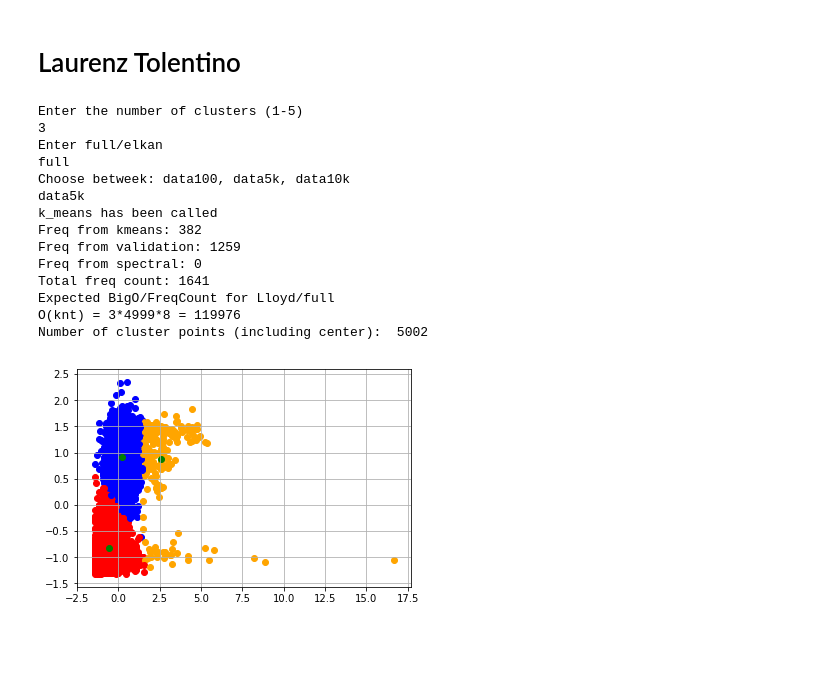
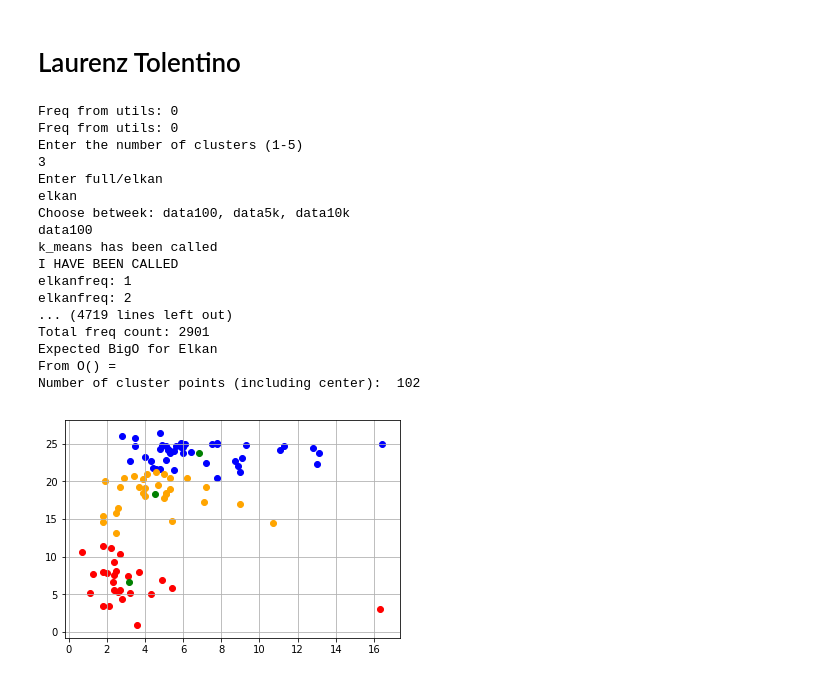
Before and after one commit to enzlaur/ALGOCOMP2, a Jupyter notebook: MainProject/clusternb.ipynb, the cells around one changed output. Cells and saved outputs as stored; diff of their text form; code cells hidden in the pictures; blank space fills up the shorter version.

```diff
--- a/MainProject/clusternb.ipynb
+++ b/MainProject/clusternb.ipynb
@@ -38,7 +38,7 @@ def read_me():
 def usewith(nclusters, algotype, dataname):
     data100 = "smalldata.csv"
     data5k = "shot-def-dist-5k.csv"
-    data10k = "shot-def-dist-5k.csv"
+    data10k = "shot-def-dist-10k.csv"
     if dataname == "data100":
         dataname = data100
     elif dataname == "data5k":
@@ -118,40 +118,43 @@ def startclustering():
         point = clusterpoints[i]
         x = point[0]
         y = point[1]
         z = point[2]
         color = colorchoices(z)
         ax.scatter(x, y, c=color)
     ax.grid(True)
     plt.show()
 
 
 def testmatplot():
     fig, ax = plt.subplots()
     for color in ['red', 'green', 'blue']:
         n = 100
         x, y = rand(2, n)
         scale = 200.0 * rand(n)
         ax.scatter(x, y, c=color, s=scale, label=color,alpha=0.3, edgecolors='none')
     ax.legend()
     ax.grid(True)
     plt.show()
 
 
 # createscatter()
 startclustering()
 # %% [output]
+Freq from utils: 0
+Freq from utils: 0
 Enter the number of clusters (1-5)
 3
 Enter full/elkan
-full
+elkan
 Choose betweek: data100, data5k, data10k
-data5k
+data100
 k_means has been called
-Freq from kmeans: 382
-Freq from validation: 1259
-Freq from spectral: 0
-Total freq count: 1641
-Expected BigO/FreqCount for Lloyd/full
-O(knt) = 3*4999*8 = 119976
-Number of cluster points (including center):  5002
+I HAVE BEEN CALLED
+elkanfreq: 1
+elkanfreq: 2
+... (4719 lines left out)
+Total freq count: 2901
+Expected BigO for Elkan
+From O() =
+Number of cluster points (including center):  102
-[figure, old version]
+[figure, new version]
```
Also changed, not shown: 6 other files.
